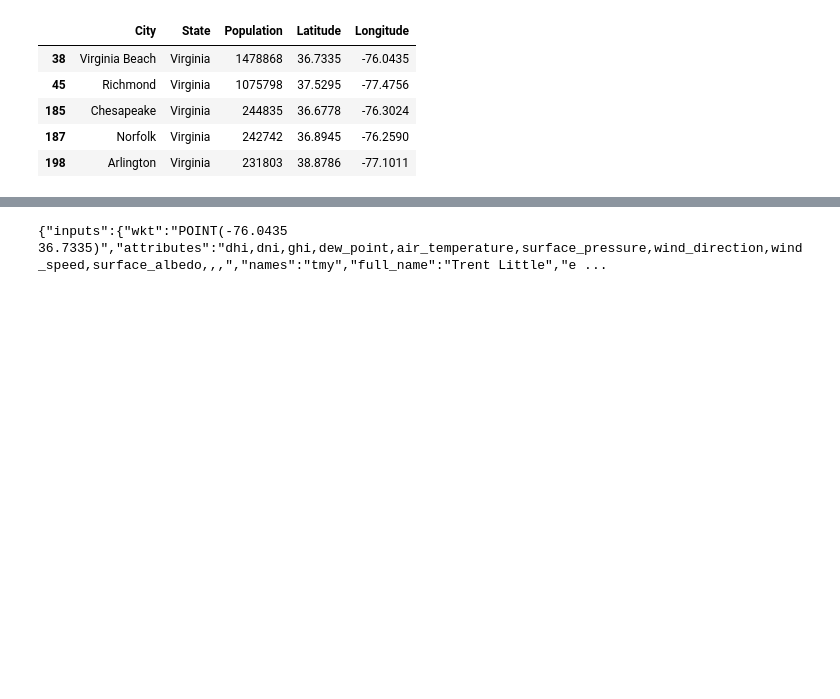
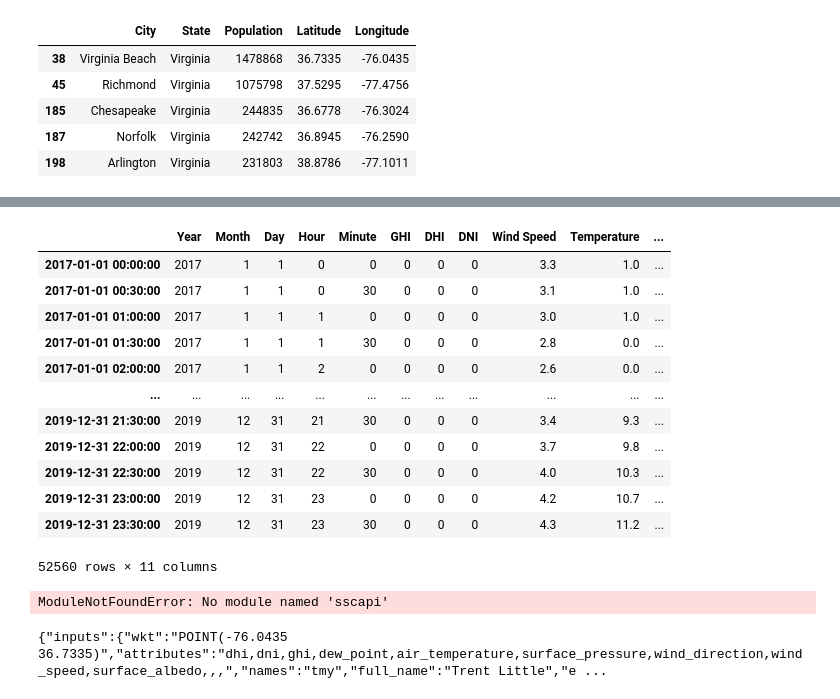
Before and after one commit to TrentELittle/FInalProject, a Jupyter notebook: Untitled.ipynb, the cells around one changed output, grey strips where cells are left out. Cells and saved outputs as stored; diff of their text form; code cells hidden in the pictures; blank space fills up the shorter version.

```diff
--- a/Untitled.ipynb
+++ b/Untitled.ipynb
@@ -42,3 +122,82 @@ largest_cities
+# %%
+#Concatenate Data frames
+frames = [df17, df18, df19]
+df = pd.concat(frames)
+df
+# %% [output]
+|  | Year | Month | Day | Hour | Minute | GHI | DHI | DNI | Wind Speed | Temperature | ... |
+| 2017-01-01 00:00:00 | 2017 | 1 | 1 | 0 | 0 | 0 | 0 | 0 | 3.3 | 1.0 | ... |
+| 2017-01-01 00:30:00 | 2017 | 1 | 1 | 0 | 30 | 0 | 0 | 0 | 3.1 | 1.0 | ... |
+| 2017-01-01 01:00:00 | 2017 | 1 | 1 | 1 | 0 | 0 | 0 | 0 | 3.0 | 1.0 | ... |
+| 2017-01-01 01:30:00 | 2017 | 1 | 1 | 1 | 30 | 0 | 0 | 0 | 2.8 | 0.0 | ... |
+| 2017-01-01 02:00:00 | 2017 | 1 | 1 | 2 | 0 | 0 | 0 | 0 | 2.6 | 0.0 | ... |
+| ... | ... | ... | ... | ... | ... | ... | ... | ... | ... | ... | ... |
+| 2019-12-31 21:30:00 | 2019 | 12 | 31 | 21 | 30 | 0 | 0 | 0 | 3.4 | 9.3 | ... |
+| 2019-12-31 22:00:00 | 2019 | 12 | 31 | 22 | 0 | 0 | 0 | 0 | 3.7 | 9.8 | ... |
+| 2019-12-31 22:30:00 | 2019 | 12 | 31 | 22 | 30 | 0 | 0 | 0 | 4.0 | 10.3 | ... |
+| 2019-12-31 23:00:00 | 2019 | 12 | 31 | 23 | 0 | 0 | 0 | 0 | 4.2 | 10.7 | ... |
+| 2019-12-31 23:30:00 | 2019 | 12 | 31 | 23 | 30 | 0 | 0 | 0 | 4.3 | 11.2 | ... |
+52560 rows × 11 columns
+# %%
+#import additional module for SAM simulation:
+import site
+  # Use site.addsitedir() to set the path to the SAM SDK API. Set path to the python directory.
+site.addsitedir('/Applications/sam-sdk-2015-6-30-r3/languages/python/')
+import sscapi
+ssc = sscapi.PySSC()
+
+  # Resource inputs for SAM model:
+wfd = ssc.data_create()
+ssc.data_set_number(wfd, 'lat', lat)
+ssc.data_set_number(wfd, 'lon', lon)
+ssc.data_set_number(wfd, 'tz', timezone)
+ssc.data_set_number(wfd, 'elev', elevation)
+ssc.data_set_array(wfd, 'year', df.index.year)
+ssc.data_set_array(wfd, 'month', df.index.month)
+ssc.data_set_array(wfd, 'day', df.index.day)
+ssc.data_set_array(wfd, 'hour', df.index.hour)
+ssc.data_set_array(wfd, 'minute', df.index.minute)
+ssc.data_set_array(wfd, 'dn', df['DNI'])
+ssc.data_set_array(wfd, 'df', df['DHI'])
+ssc.data_set_array(wfd, 'wspd', df['Wind Speed'])
+ssc.data_set_array(wfd, 'tdry', df['Temperature'])
+
+  # Create SAM compliant object
+dat = ssc.data_create()
+ssc.data_set_table(dat, 'solar_resource_data', wfd)
+ssc.data_free(wfd)
+
+  # Specify the system Configuration
+  # Set system capacity in MW
+system_capacity = 4
+ssc.data_set_number(dat, 'system_capacity', system_capacity)
+  # Set DC/AC ratio (or power ratio). See https://sam.nrel.gov/sites/default/files/content/virtual_conf_july_2013/07-sam-virtual-conference-2013-woodcock.pdf
+ssc.data_set_number(dat, 'dc_ac_ratio', 1.1)
+  # Set tilt of system in degrees
+ssc.data_set_number(dat, 'tilt', 25)
+  # Set azimuth angle (in degrees) from north (0 degrees)
+ssc.data_set_number(dat, 'azimuth', 180)
+  # Set the inverter efficency
+ssc.data_set_number(dat, 'inv_eff', 96)
+  # Set the system losses, in percent
+ssc.data_set_number(dat, 'losses', 14.0757)
+  # Specify fixed tilt system (0=Fixed, 1=Fixed Roof, 2=1 Axis Tracker, 3=Backtracted, 4=2 Axis Tracker)
+ssc.data_set_number(dat, 'array_type', 0)
+  # Set ground coverage ratio
+ssc.data_set_number(dat, 'gcr', 0.4)
+  # Set constant loss adjustment
+ssc.data_set_number(dat, 'adjust:constant', 0)
+
+  # execute and put generation results back into dataframe
+mod = ssc.module_create('pvwattsv5')
+ssc.module_exec(mod, dat)
+df['generation'] = np.array(ssc.data_get_array(dat, 'gen'))
+
+  # free the memory
+ssc.data_free(dat)
+ssc.module_free(mod)
+# %% [output]
+ModuleNotFoundError: No module named 'sscapi'
 # %%
 #Virginia Beach
 year = "2019"
```
Also changed, not shown: parts of 8 cells of this notebook.
